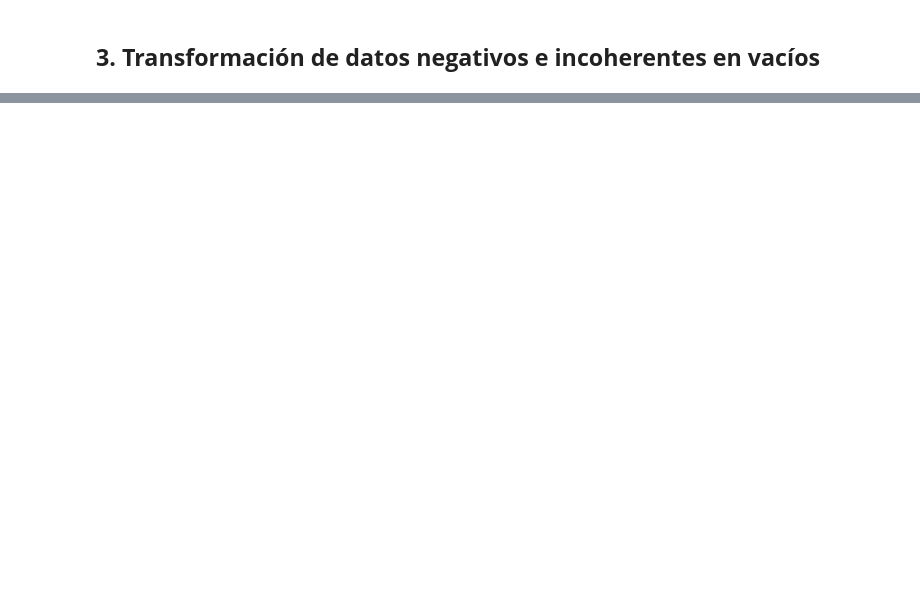
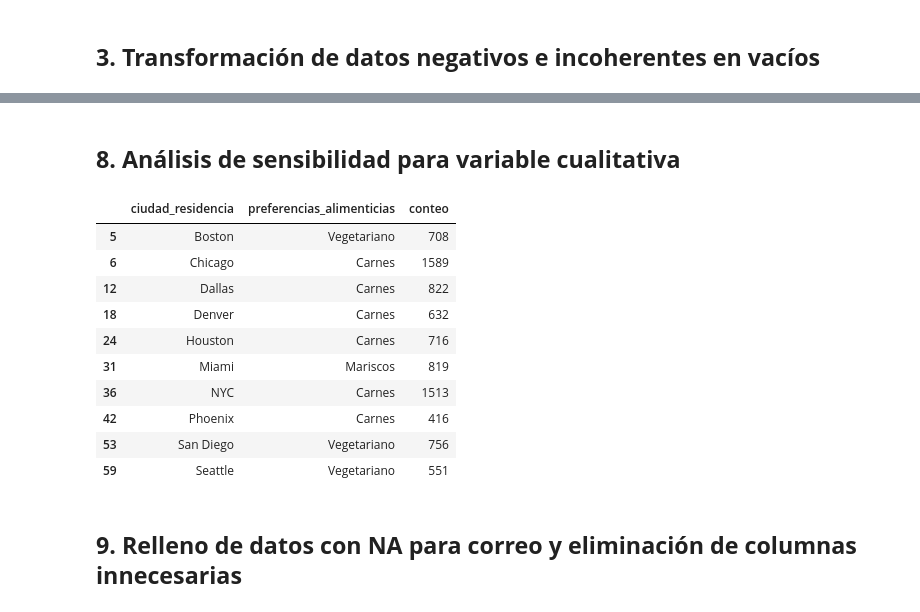
Before and after one commit to KevinDev-exe/Probabilidad-y-estadistica, a Jupyter notebook: Notebook-Probabilidad/Notebook.ipynb, the cells around one changed output, grey strips where cells are left out. Cells and saved outputs as stored; diff of their text form; code cells hidden in the pictures; blank space fills up the shorter version.

```diff
--- a/Notebook-Probabilidad/Notebook.ipynb
+++ b/Notebook-Probabilidad/Notebook.ipynb
@@ -107,0 +180,20 @@ df_clientes_mod.loc[(df_clientes_mod['edad']<0)|(df_clientes_mod['edad']>100),'e
+# %% [markdown]
+## **8. Análisis de sensibilidad para variable cualitativa**
+# %%
+conteo_ciudad = df_clientes_mod.groupby(['ciudad_residencia','preferencias_alimenticias'])['preferencias_alimenticias'].size().reset_index(name='conteo')
+mas_frecuente = conteo_ciudad.loc[conteo_ciudad.groupby('ciudad_residencia')['conteo'].idxmax()]
+display(mas_frecuente)
+# %% [output]
+|  | ciudad_residencia | preferencias_alimenticias | conteo |
+| 5 | Boston | Vegetariano | 708 |
+| 6 | Chicago | Carnes | 1589 |
+| 12 | Dallas | Carnes | 822 |
+| 18 | Denver | Carnes | 632 |
+| 24 | Houston | Carnes | 716 |
+| 31 | Miami | Mariscos | 819 |
+| 36 | NYC | Carnes | 1513 |
+| 42 | Phoenix | Carnes | 416 |
+| 53 | San Diego | Vegetariano | 756 |
+| 59 | Seattle | Vegetariano | 551 |
+# %% [markdown]
+## **9. Relleno de datos con NA para correo y eliminación de columnas innecesarias**
```
Also changed, not shown: parts of 15 cells of this notebook, 2 other files.
